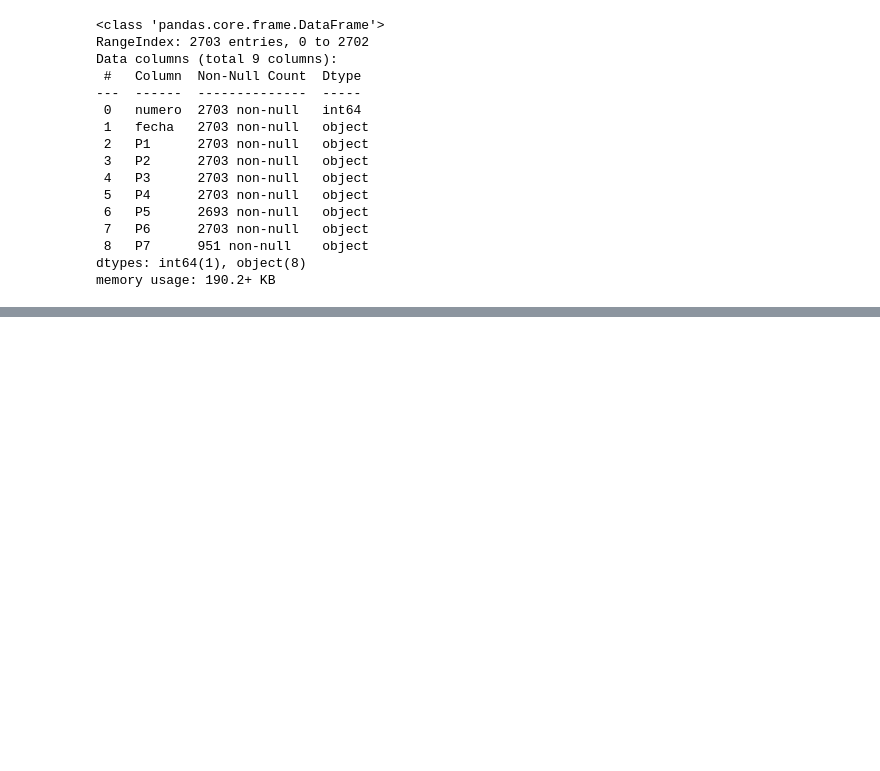
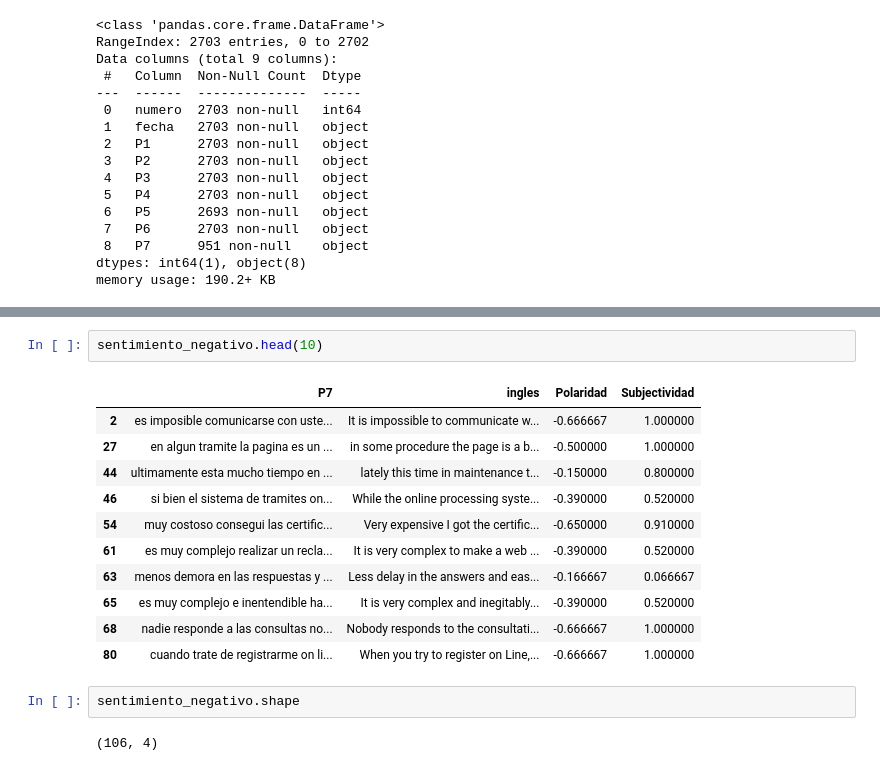
Before and after one commit to atmdatascience/python, a Jupyter notebook: colab/Analisis_v01.ipynb, the cells around one changed output, grey strips where cells are left out. Drawn from its saved outputs; the diff is of its cells as text; blank space fills up the shorter version.

```diff
--- a/colab/Analisis_v01.ipynb
+++ b/colab/Analisis_v01.ipynb
@@ -112,0 +278,18 @@ encuesta.to_excel("/content/drive/MyDrive/encuesta.xlsx")
+# %%
+sentimiento_negativo.head(10)
+# %% [output]
+|  | P7 | ingles | Polaridad | Subjectividad |
+| 2 | es imposible comunicarse con uste... | It is impossible to communicate w... | -0.666667 | 1.000000 |
+| 27 | en algun tramite la pagina es un ... | in some procedure the page is a b... | -0.500000 | 1.000000 |
+| 44 | ultimamente esta mucho tiempo en ... | lately this time in maintenance t... | -0.150000 | 0.800000 |
+| 46 | si bien el sistema de tramites on... | While the online processing syste... | -0.390000 | 0.520000 |
+| 54 | muy costoso consegui las certific... | Very expensive I got the certific... | -0.650000 | 0.910000 |
+| 61 | es muy complejo realizar un recla... | It is very complex to make a web ... | -0.390000 | 0.520000 |
+| 63 | menos demora en las respuestas y ... | Less delay in the answers and eas... | -0.166667 | 0.066667 |
+| 65 | es muy complejo e inentendible ha... | It is very complex and inegitably... | -0.390000 | 0.520000 |
+| 68 | nadie responde a las consultas no... | Nobody responds to the consultati... | -0.666667 | 1.000000 |
+| 80 | cuando trate de registrarme on li... | When you try to register on Line,... | -0.666667 | 1.000000 |
+# %%
+sentimiento_negativo.shape
+# %% [output]
+(106, 4)
```
Also changed, not shown: parts of 33 cells of this notebook.
